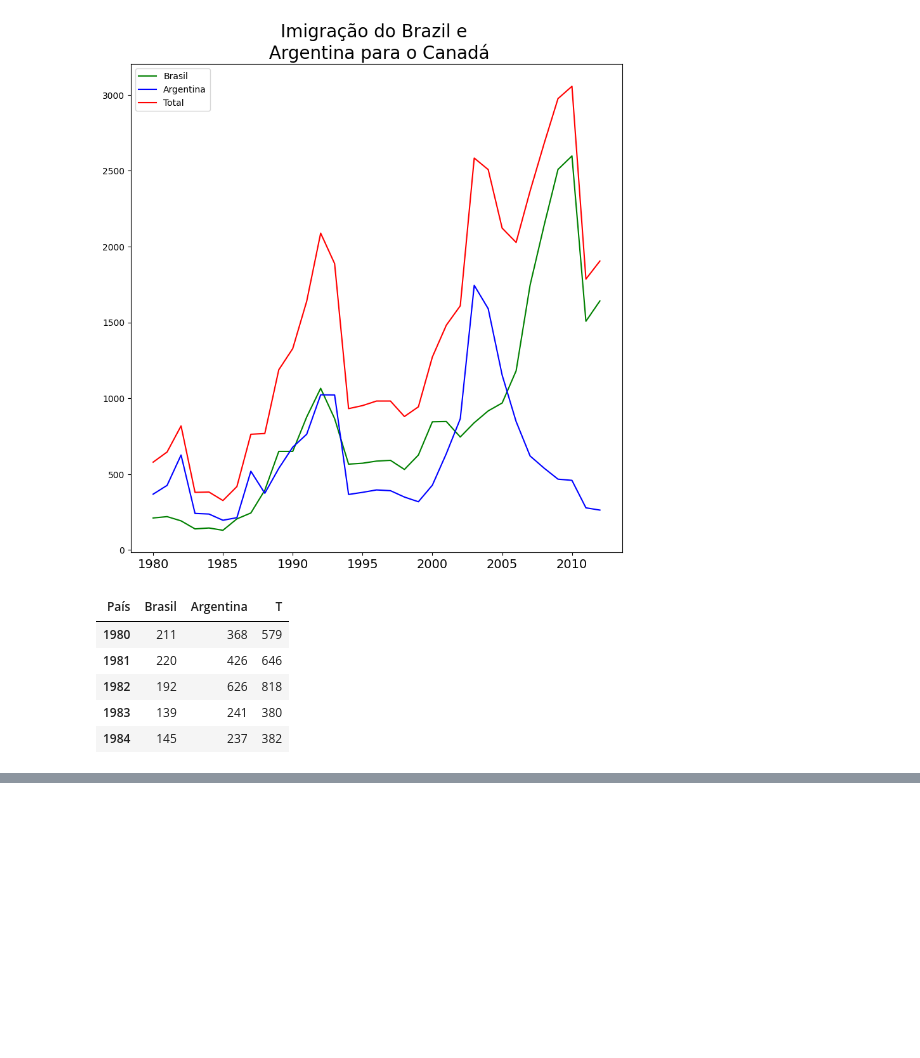
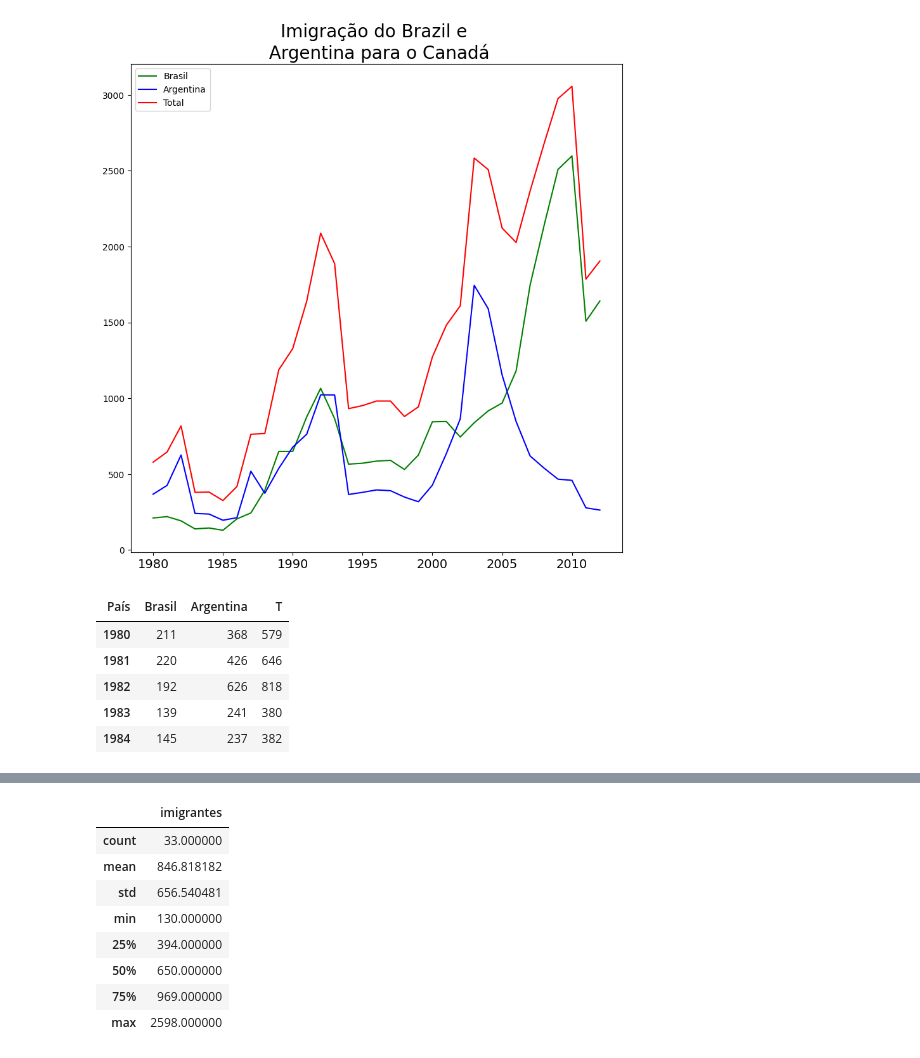
Before and after one commit to danielvieira95/Intelig-ncia-Artificial-e-Big-Data--2-2024, a Jupyter notebook: TurmaA/Aula04/codigo.ipynb, the cells around one changed output, grey strips where cells are left out. Drawn from its saved outputs; the diff is of its cells as text; code cells hidden in the pictures; blank space fills up the shorter version.

```diff
--- a/TurmaA/Aula04/codigo.ipynb
+++ b/TurmaA/Aula04/codigo.ipynb
@@ -212,0 +235,12 @@ ax.legend(loc='best')
+# %%
+df_brasil.describe() # estatística dos dados
+# %% [output]
+|  | imigrantes |
+| count | 33.000000 |
+| mean | 846.818182 |
+| std | 656.540481 |
+| min | 130.000000 |
+| 25% | 394.000000 |
+| 50% | 650.000000 |
+| 75% | 969.000000 |
+| max | 2598.000000 |
```
Also changed, not shown: parts of 2 cells of this notebook.
